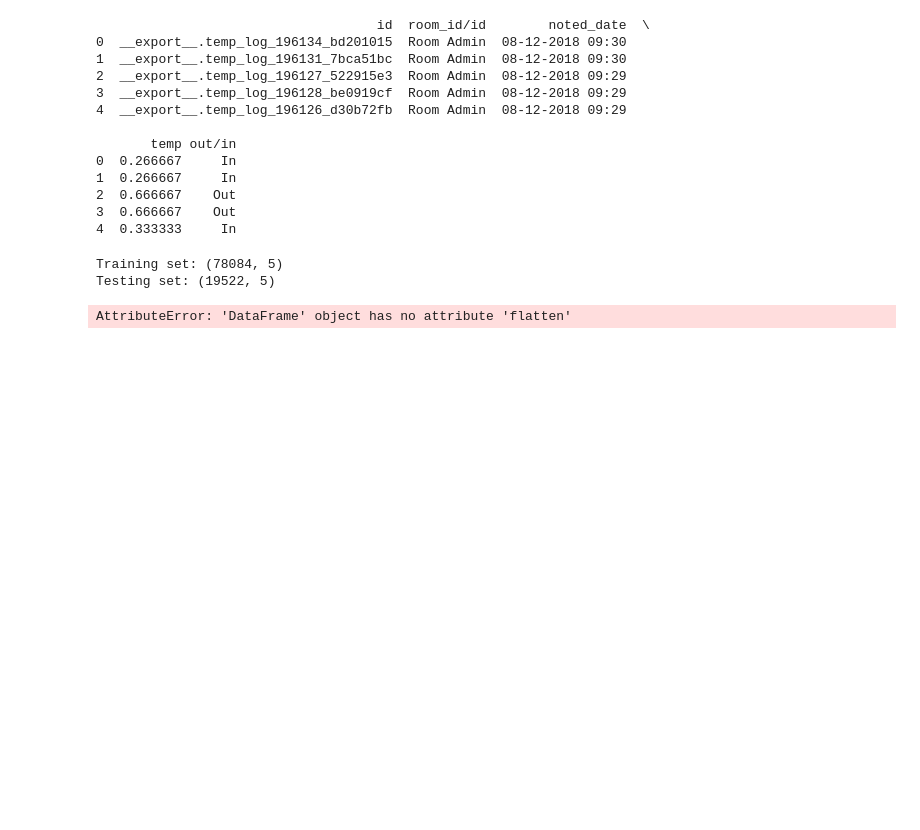
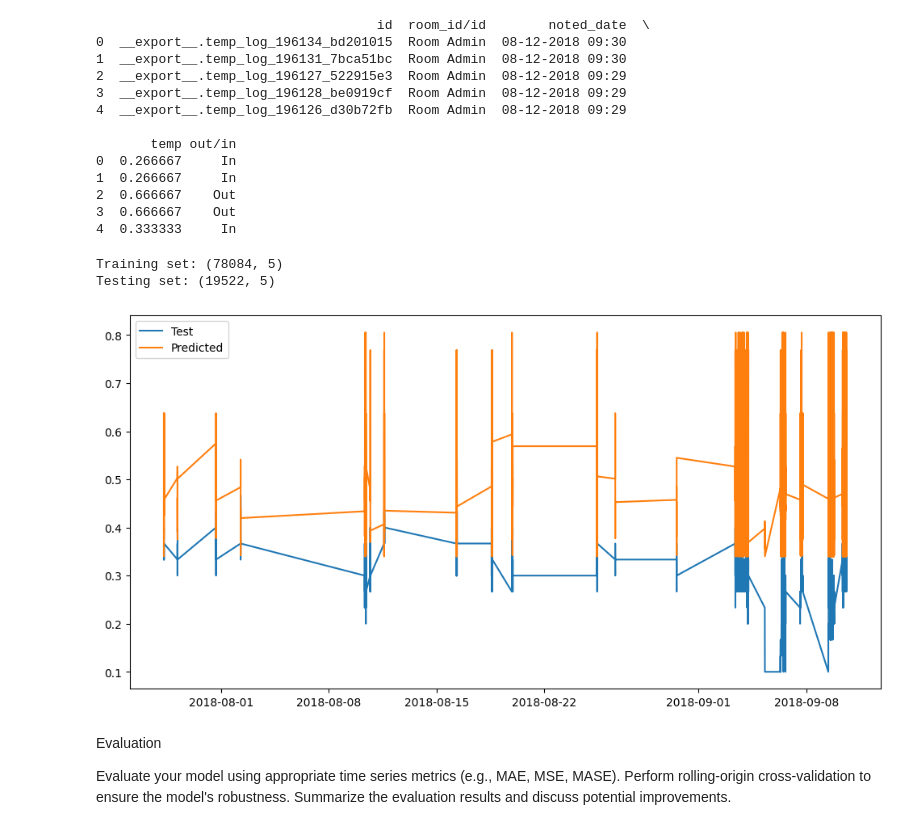
Before and after one commit to benblackdust/bui-dangITAI3377, a Jupyter notebook: Module 6/notebooks/L06.ipynb, the cells around one changed output. Drawn from its saved outputs; the diff is of its cells as text; code cells hidden in the pictures; blank space fills up the shorter version.

Commit message:
Displayed prediction against test

```diff
--- a/Module 6/notebooks/L06.ipynb
+++ b/Module 6/notebooks/L06.ipynb
@@ -168,13 +168,18 @@ print(predictions_series.head())
 # %%
 # Having issues showing the predictions in the plot
 
 
 # Plot actual vs predicted values
 plt.figure(figsize=(12, 6))
-plt.plot(train['ds'], train['y'], label='Train')
 plt.plot(test['ds'], test['y'], label='Test')
-plt.plot(test['ds'], predictions, label='Predicted')
+plt.plot(test['ds'], predictions.RandomForestRegressor, label='Predicted')
 plt.legend()
 plt.show()
 # %% [output]
-AttributeError: 'DataFrame' object has no attribute 'flatten'
+[figure, added]
+# %% [markdown]
+Evaluation
+
+Evaluate your model using appropriate time series metrics (e.g., MAE, MSE, MASE).
+Perform rolling-origin cross-validation to ensure the model's robustness.
+Summarize the evaluation results and discuss potential improvements.
```
